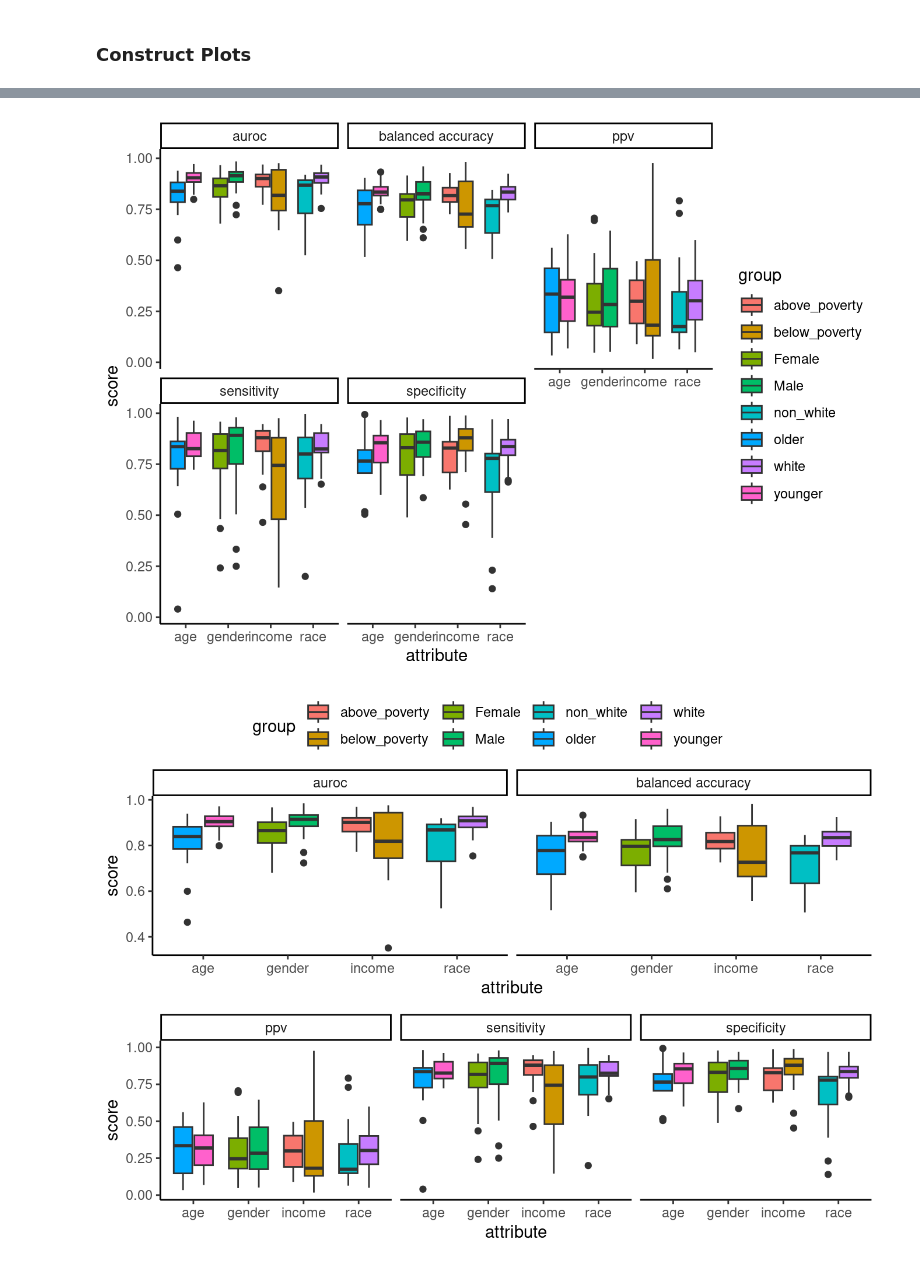
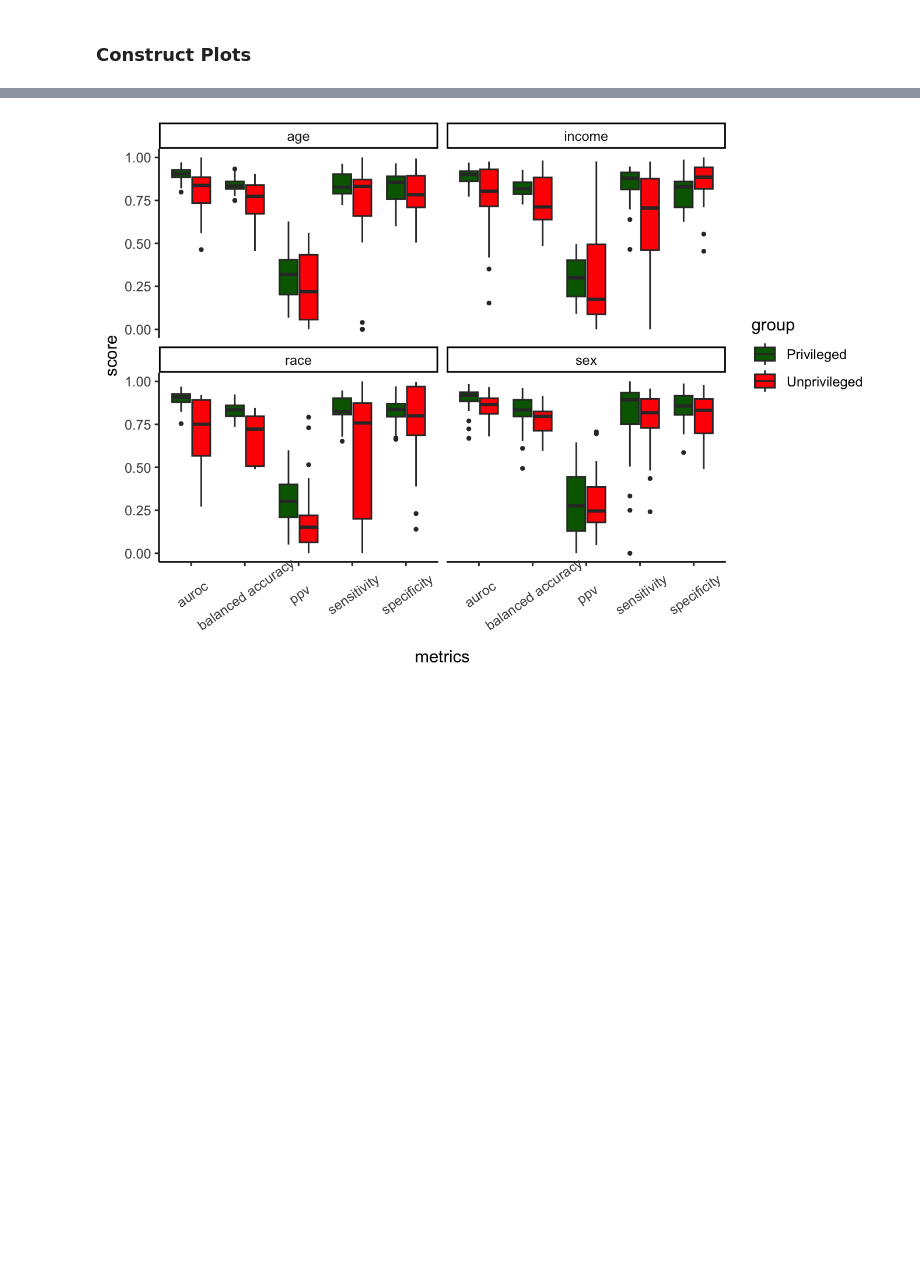
Before and after one commit to jjcurtin/study_fairema, a Jupyter notebook: notebooks/aggregated_plot.out.ipynb, the cells around one changed output, grey strips where cells are left out. Cells and saved outputs as stored; diff of their text form; code cells hidden in the pictures; blank space fills up the shorter version.

```diff
--- a/notebooks/aggregated_plot.out.ipynb
+++ b/notebooks/aggregated_plot.out.ipynb
@@ -52,11 +52,11 @@ path_fairema <- format_path(str_c("studydata/risk/data_processed/fairema"))
 # %% [markdown]
 ### Read in data
 # %%
-df_gender <- read_csv(here::here(path_fairema, str_c("outer_preds_perf_", "gender", "_", window,
+df_sex <- read_csv(here::here(path_fairema, str_c("outer_preds_perf_", "sex", "_", window,
                                            "_", lead, "_", version, "_", cv, "_", model,
                                            ".csv")),
                       col_types = cols())
-df_gender$attribute <- "gender"
+df_sex$attribute <- "sex"
 
 df_race <- read_csv(here::here(path_fairema, str_c("outer_preds_perf_", "race", "_", window,
                                            "_", lead, "_", version, "_", cv, "_", model,
@@ -78,16 +78,25 @@ df_age$attribute <- "age"
 # %% [markdown]
 ### Construct Plots
 # %%
-df <- rbind(df_gender, df_race, df_income, df_age) |>
-  filter(group != "all")
+df <- rbind(df_sex, df_race, df_income, df_age) |>
+  filter(group != "all", n_lapses != 0) |>
+  select(-n_lapses)
 # %%
 df |>
   pivot_longer(-c("outer_split_num", "group", "attribute"),
                names_to = "metrics", values_to = "score") |>
   mutate(metrics = case_when(metrics == "balaccuracy" ~ "balanced accuracy",
-                             metrics != "balaccuracy" ~ metrics)) |>
-  ggplot(aes(x = attribute, y = score, fill = group)) +
-  geom_boxplot() +
-  facet_wrap(~metrics) +
-  theme_classic()
+                             metrics != "balaccuracy" ~ metrics),
+         group = if_else(
+           group %in% c("Female", "non_white", "below_poverty", "older"),
+           "Unprivileged",
+           "Privileged"
+         )) |>
+  ggplot(aes(x = metrics, y = score, fill = group)) +
+  geom_boxplot(outlier.size = .8) +
+  facet_wrap(~attribute) +
+  scale_fill_manual(values = c("Privileged" = "darkgreen",
+                               "Unprivileged" = "red")) +
+  theme_classic() +
+  theme(axis.text.x=element_text(angle = 35, vjust = 0.7))
 # %% [output]
@@ -94,2 +104 @@ df |>
-[figure, old version]
+[figure, new version]
-[figure, removed]
```
Also changed, not shown: parts of 4 cells of this notebook, 29 other files.
